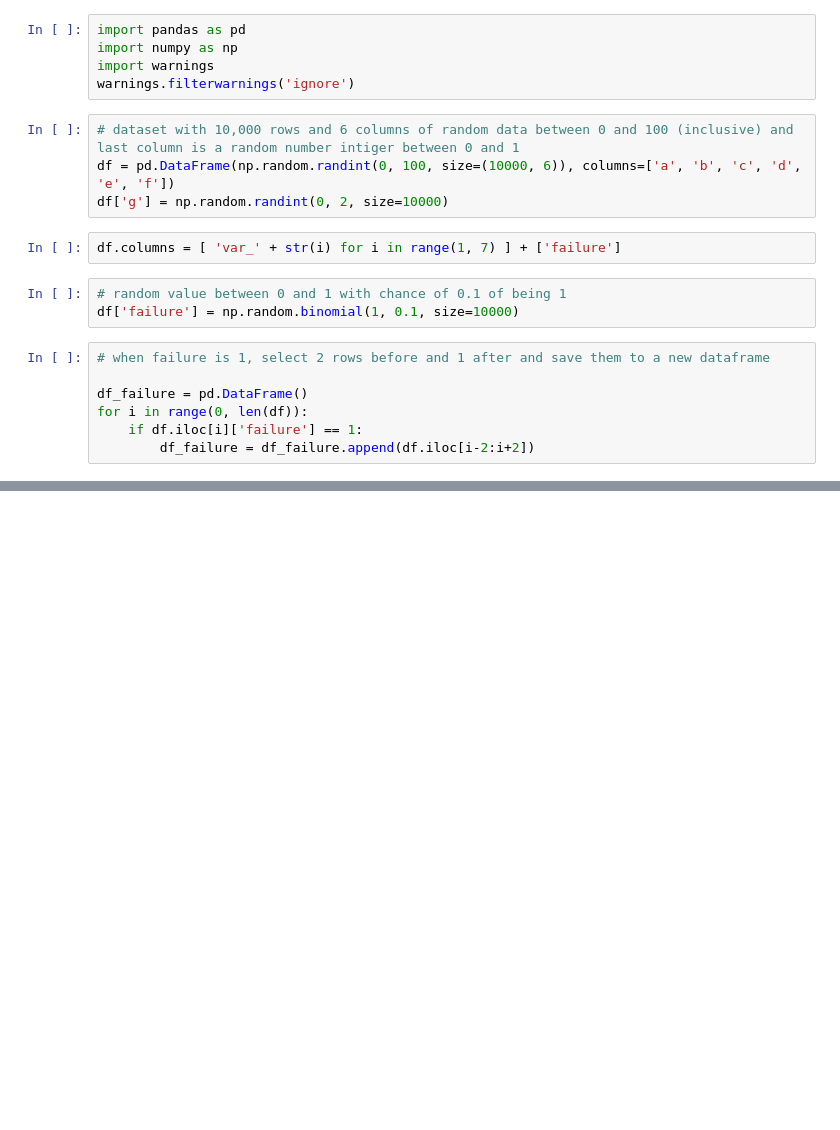
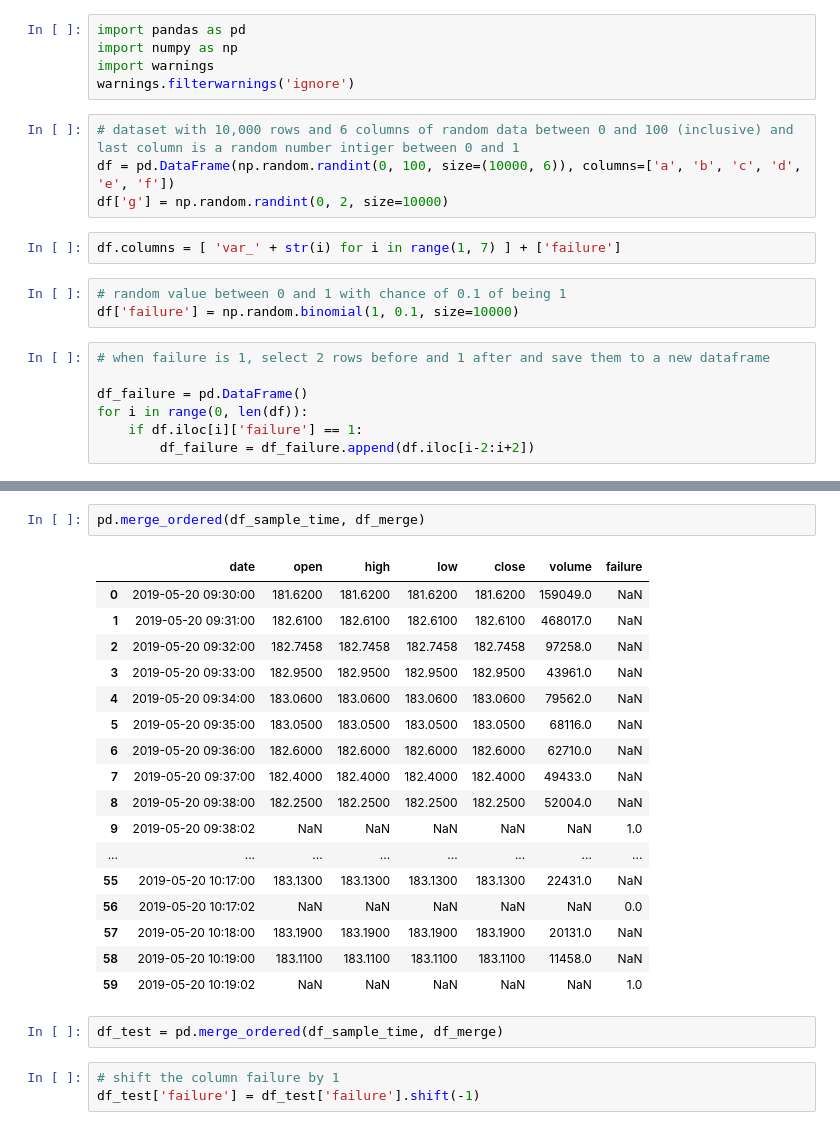
Before and after one commit to reyejoe/predictive-maintenance, a Jupyter notebook: 01-Anomaly-Detection/a_random_dataset.ipynb, the cells around one changed output, grey strips where cells are left out. Saved outputs shown, nothing was run; the diff lists cells and outputs as text; blank space fills up the shorter version.

```diff
--- a/01-Anomaly-Detection/a_random_dataset.ipynb
+++ b/01-Anomaly-Detection/a_random_dataset.ipynb
@@ -72,0 +146,25 @@ df_failure.head(50)
+# %%
+pd.merge_ordered(df_sample_time, df_merge)
+# %% [output]
+|  | date | open | high | low | close | volume | failure |
+| 0 | 2019-05-20 09:30:00 | 181.6200 | 181.6200 | 181.6200 | 181.6200 | 159049.0 | NaN |
+| 1 | 2019-05-20 09:31:00 | 182.6100 | 182.6100 | 182.6100 | 182.6100 | 468017.0 | NaN |
+| 2 | 2019-05-20 09:32:00 | 182.7458 | 182.7458 | 182.7458 | 182.7458 | 97258.0 | NaN |
+| 3 | 2019-05-20 09:33:00 | 182.9500 | 182.9500 | 182.9500 | 182.9500 | 43961.0 | NaN |
+| 4 | 2019-05-20 09:34:00 | 183.0600 | 183.0600 | 183.0600 | 183.0600 | 79562.0 | NaN |
+| 5 | 2019-05-20 09:35:00 | 183.0500 | 183.0500 | 183.0500 | 183.0500 | 68116.0 | NaN |
+| 6 | 2019-05-20 09:36:00 | 182.6000 | 182.6000 | 182.6000 | 182.6000 | 62710.0 | NaN |
+| 7 | 2019-05-20 09:37:00 | 182.4000 | 182.4000 | 182.4000 | 182.4000 | 49433.0 | NaN |
+| 8 | 2019-05-20 09:38:00 | 182.2500 | 182.2500 | 182.2500 | 182.2500 | 52004.0 | NaN |
+| 9 | 2019-05-20 09:38:02 | NaN | NaN | NaN | NaN | NaN | 1.0 |
+| ... | ... | ... | ... | ... | ... | ... | ... |
+| 55 | 2019-05-20 10:17:00 | 183.1300 | 183.1300 | 183.1300 | 183.1300 | 22431.0 | NaN |
+| 56 | 2019-05-20 10:17:02 | NaN | NaN | NaN | NaN | NaN | 0.0 |
+| 57 | 2019-05-20 10:18:00 | 183.1900 | 183.1900 | 183.1900 | 183.1900 | 20131.0 | NaN |
+| 58 | 2019-05-20 10:19:00 | 183.1100 | 183.1100 | 183.1100 | 183.1100 | 11458.0 | NaN |
+| 59 | 2019-05-20 10:19:02 | NaN | NaN | NaN | NaN | NaN | 1.0 |
+# %%
+df_test = pd.merge_ordered(df_sample_time, df_merge)
+# %%
+# shift the column failure by 1
+df_test['failure'] = df_test['failure'].shift(-1)
```
Also changed, not shown: parts of 10 cells of this notebook, 1 other file.
